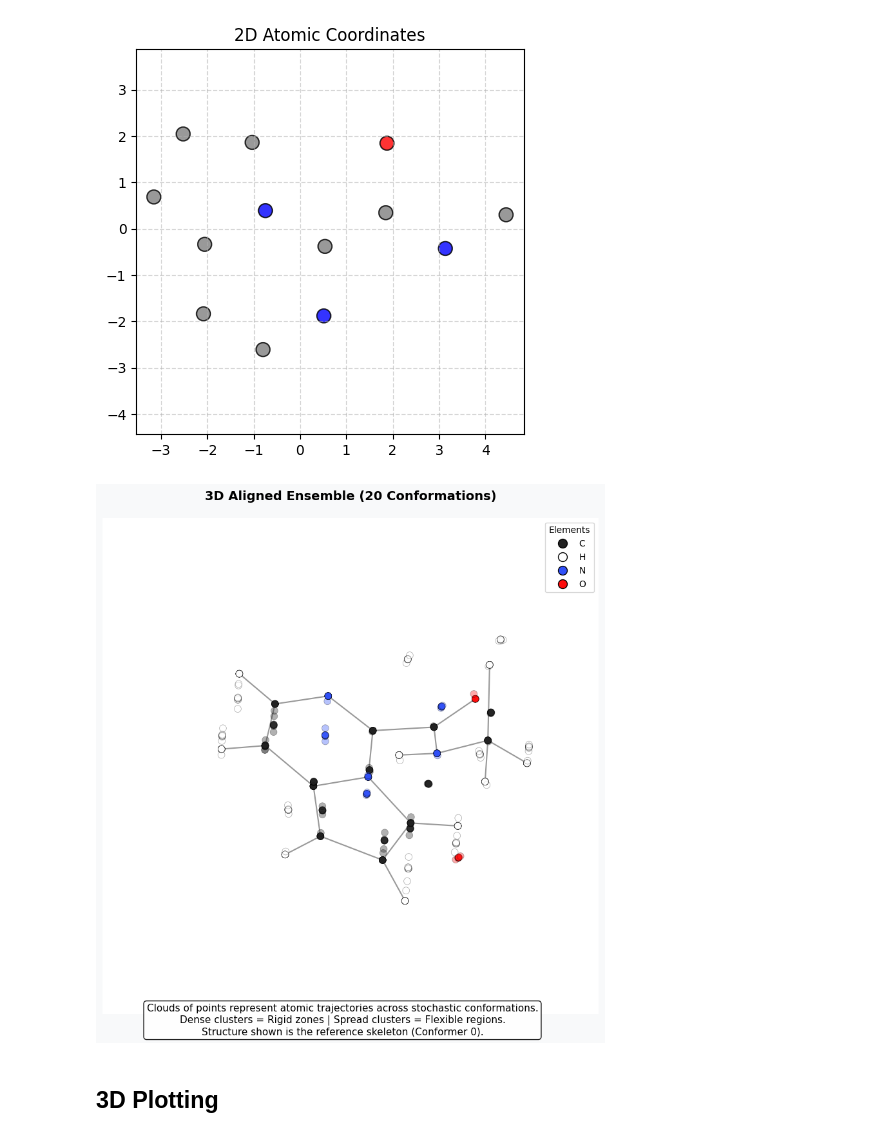
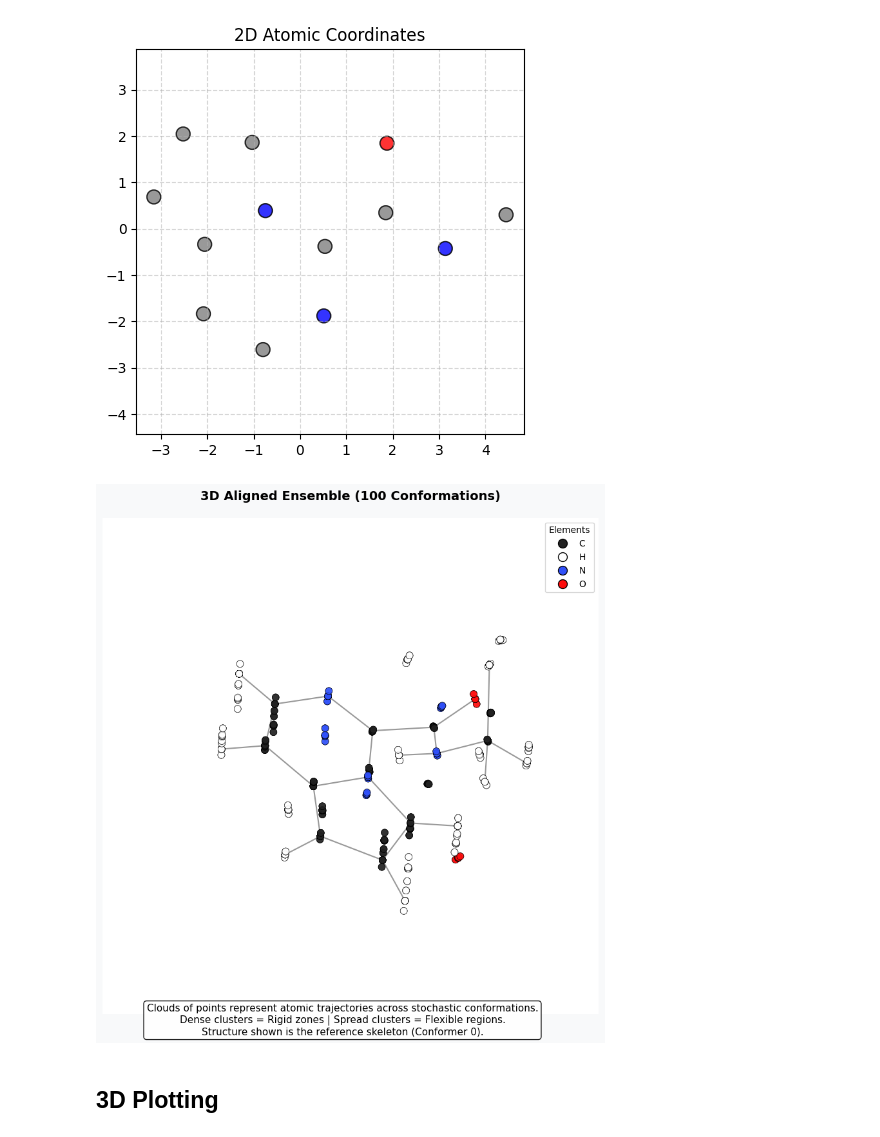
Before and after one commit to CodeHalwell/chemical-graph-series, a Jupyter notebook: notebooks/01_Building_Graphs.ipynb, the cells around one changed output. Cells and saved outputs as stored; diff of their text form; code cells hidden in the pictures.

Commit message:
added code to the building graphs notebook

```diff
--- a/notebooks/01_Building_Graphs.ipynb
+++ b/notebooks/01_Building_Graphs.ipynb
@@ -8,7 +8,8 @@ from IPython.display import display
 # %% [markdown]
 ### Load the SMILS and print the 2D chemical structure
 # %%
-molecule = Chem.MolFromSmiles('CNC(=O)c1nccc2cccn12')
+smiles = 'CNC(=O)c1nccc2cccn12'
+molecule = Chem.MolFromSmiles(smiles)
 from rdkit.Chem import Draw
 img = Draw.MolToImage(molecule)
 display(img)
@@ -27,8 +28,22 @@ display(img_h)
 
 Images of chemical structures with highlighted atoms can also be generated using the `Draw` module from RDKit.
 # %%
-from rdkit.Chem import rdMolDraw2D
-rdMolDraw2D.PrepareAndDrawMolecule(d, molecule, highlightAtoms=hit_ats, highlightBonds=hit_bonds)
+from rdkit import Chem
+from rdkit.Chem.Draw import rdMolDraw2D
+from IPython.display import SVG
+
+patt = Chem.MolFromSmarts('CNC(=O)')
+
+hit_ats = molecule.GetSubstructMatch(patt)
+hit_bonds = []
+if hit_ats:
+    for bond in patt.GetBonds():
+        aid1 = hit_ats[bond.GetBeginAtomIdx()]
+        aid2 = hit_ats[bond.GetEndAtomIdx()]
+        hit_bonds.append(molecule.GetBondBetweenAtoms(aid1, aid2).GetIdx())
+
+d = rdMolDraw2D.MolDraw2DSVG(300, 300)
+d.DrawMolecule(molecule, highlightAtoms=hit_ats, highlightBonds=hit_bonds)
 d.FinishDrawing()
 SVG(d.GetDrawingText())
 # %% [output]
@@ -98,7 +113,7 @@ from mpl_toolkits.mplot3d import Axes3D
 smiles = "CNC(=O)c1nccc2cccn12"
 molecule = Chem.MolFromSmiles(smiles)
 
-def generate_3d_ensemble(mol, num_confs=20, seed=42):
+def generate_3d_ensemble(mol, num_confs=100, seed=42):
     """Generates an ensemble of 3D conformations and aligns them."""
     mH = Chem.AddHs(mol)
     params = AllChem.ETKDGv3()
@@ -141,34 +156,34 @@ for i, atom in enumerate(atoms):
 
     # Plot the cloud
     ax.scatter(atom_coords[:, 0], atom_coords[:, 1], atom_coords[:, 2],
                alpha=0.35, c=color, edgecolors='black', s=60,
                linewidth=0.5, zorder=2)
     seen_symbols.add(symbol)
 
 # 3. Add a Custom Legend
 from matplotlib.lines import Line2D
 legend_elements = [Line2D([0], [0], marker='o', color='w', label=s,
                           markerfacecolor=cpk_colors.get(s, '#CCC'),
                           markersize=10, markeredgecolor='k') for s in sorted(list(seen_symbols))]
 ax.legend(handles=legend_elements, title="Elements", loc='upper right', frameon=True)
 
 # 4. Final Polish
 ax.set_title(f"3D Aligned Ensemble ({molecule_3d.GetNumConformers()} Conformations)",
              fontsize=14, fontweight='bold', pad=20)
 ax.view_init(elev=25, azim=35) # Better viewing angle
 ax.set_axis_off() # Cleaner look without the box grid
 
 explanation = (
     "Clouds of points represent atomic trajectories across stochastic conformations.\n"
     "Dense clusters = Rigid zones | Spread clusters = Flexible regions.\n"
     "Structure shown is the reference skeleton (Conformer 0)."
 )
 plt.figtext(0.5, 0.08, explanation, wrap=True, horizontalalignment='center',
             fontsize=11, fontname='sans-serif', bbox=dict(boxstyle='round', facecolor='white', alpha=0.9))
 
 plt.show()
 # %% [output]
-[figure, old version]
+[figure, new version]
 # %% [markdown]
 ## 3D Plotting
 # %%
```
Also changed, not shown: parts of 6 cells of this notebook, 3 other files.
